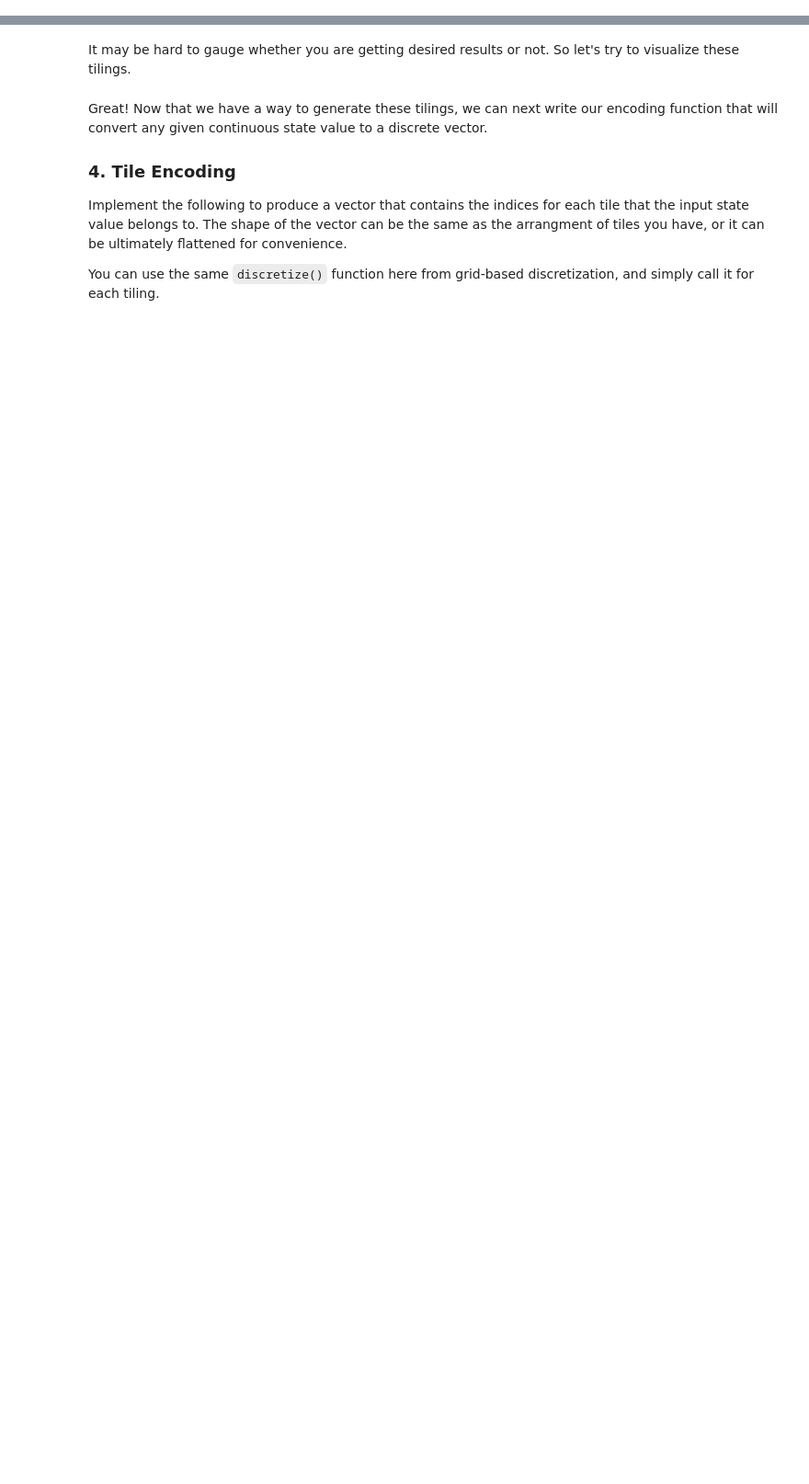
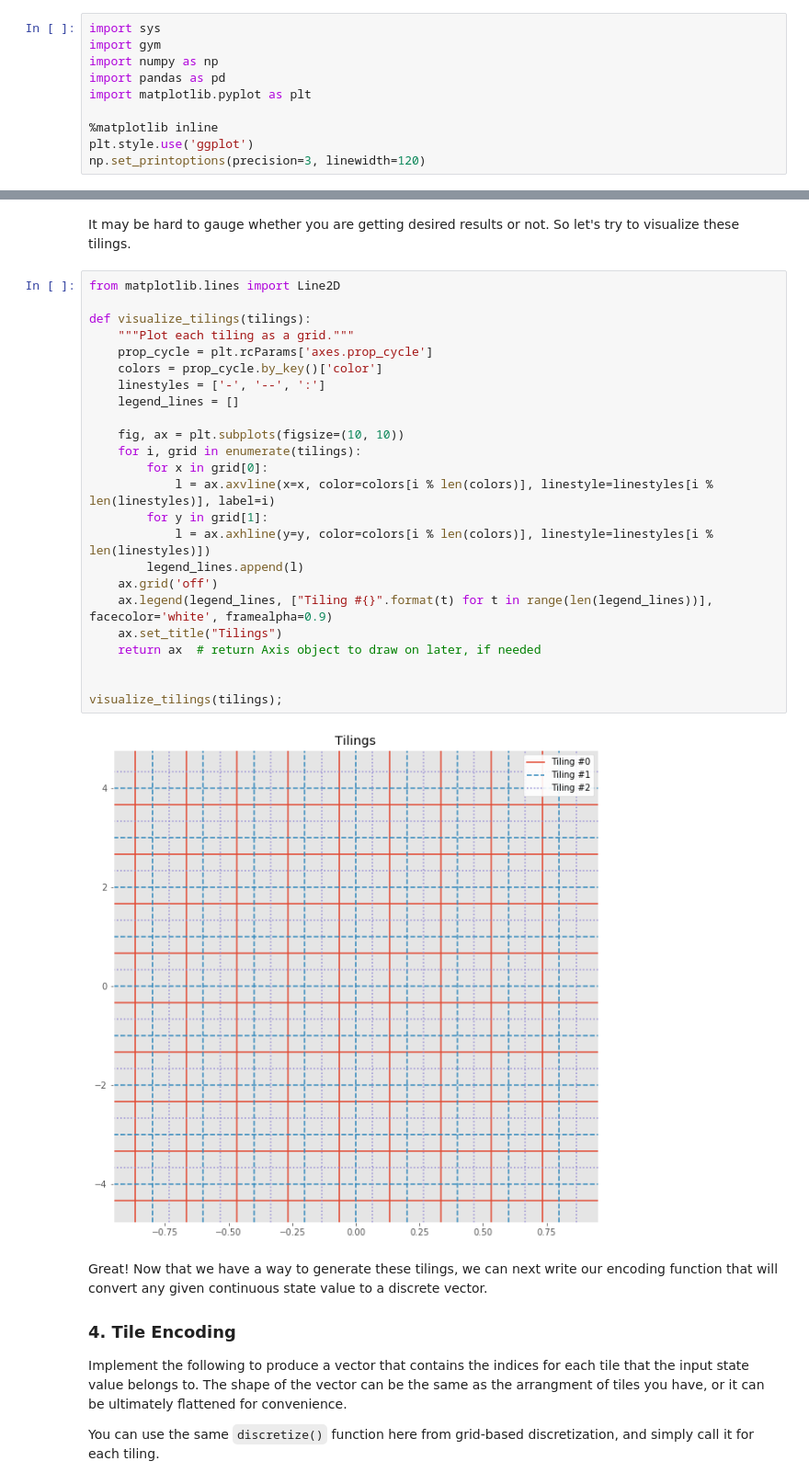
Before and after one commit to rhombhi/reinforcement-learning, a Jupyter notebook: notebooks/Tile_Coding_mine.ipynb, the cells around one changed output, grey strips where cells are left out. Shown: that part at 92% size. Saved outputs shown, nothing was run; the diff lists cells and outputs as text; blank space fills up the shorter version.

```diff
--- a/notebooks/Tile_Coding_mine.ipynb
+++ b/notebooks/Tile_Coding_mine.ipynb
@@ -5,6 +5,16 @@
 Tile coding is an innovative way of discretizing a continuous space that enables better generalization compared to a single grid-based approach. The fundamental idea is to create several overlapping grids or _tilings_; then for any given sample value, you need only check which tiles it lies in. You can then encode the original continuous value by a vector of integer indices or bits that identifies each activated tile.
 
 ### 1. Import the Necessary Packages
+# %%
+import sys
+import gym
+import numpy as np
+import pandas as pd
+import matplotlib.pyplot as plt
+
+%matplotlib inline
+plt.style.use('ggplot')
+np.set_printoptions(precision=3, linewidth=120)
 # %% [markdown]
 ### 2. Specify the Environment, and Explore the State and Action Spaces
 
@@ -29,5 +131,31 @@ You can now use this function to define a set of tilings that are a little offse
 # %% [markdown]
 It may be hard to gauge whether you are getting desired results or not. So let's try to visualize these tilings.
+# %%
+from matplotlib.lines import Line2D
+
+def visualize_tilings(tilings):
+    """Plot each tiling as a grid."""
+    prop_cycle = plt.rcParams['axes.prop_cycle']
+    colors = prop_cycle.by_key()['color']
+    linestyles = ['-', '--', ':']
+    legend_lines = []
+
+    fig, ax = plt.subplots(figsize=(10, 10))
+    for i, grid in enumerate(tilings):
+        for x in grid[0]:
+            l = ax.axvline(x=x, color=colors[i % len(colors)], linestyle=linestyles[i % len(linestyles)], label=i)
+        for y in grid[1]:
+            l = ax.axhline(y=y, color=colors[i % len(colors)], linestyle=linestyles[i % len(linestyles)])
+        legend_lines.append(l)
+    ax.grid('off')
+    ax.legend(legend_lines, ["Tiling #{}".format(t) for t in range(len(legend_lines))], facecolor='white', framealpha=0.9)
+    ax.set_title("Tilings")
+    return ax  # return Axis object to draw on later, if needed
+
+
+visualize_tilings(tilings);
+# %% [output]
+[figure, added]
 # %% [markdown]
 Great! Now that we have a way to generate these tilings, we can next write our encoding function that will convert any given continuous state value to a discrete vector.
 
```
Also changed, not shown: parts of 14 cells of this notebook.
